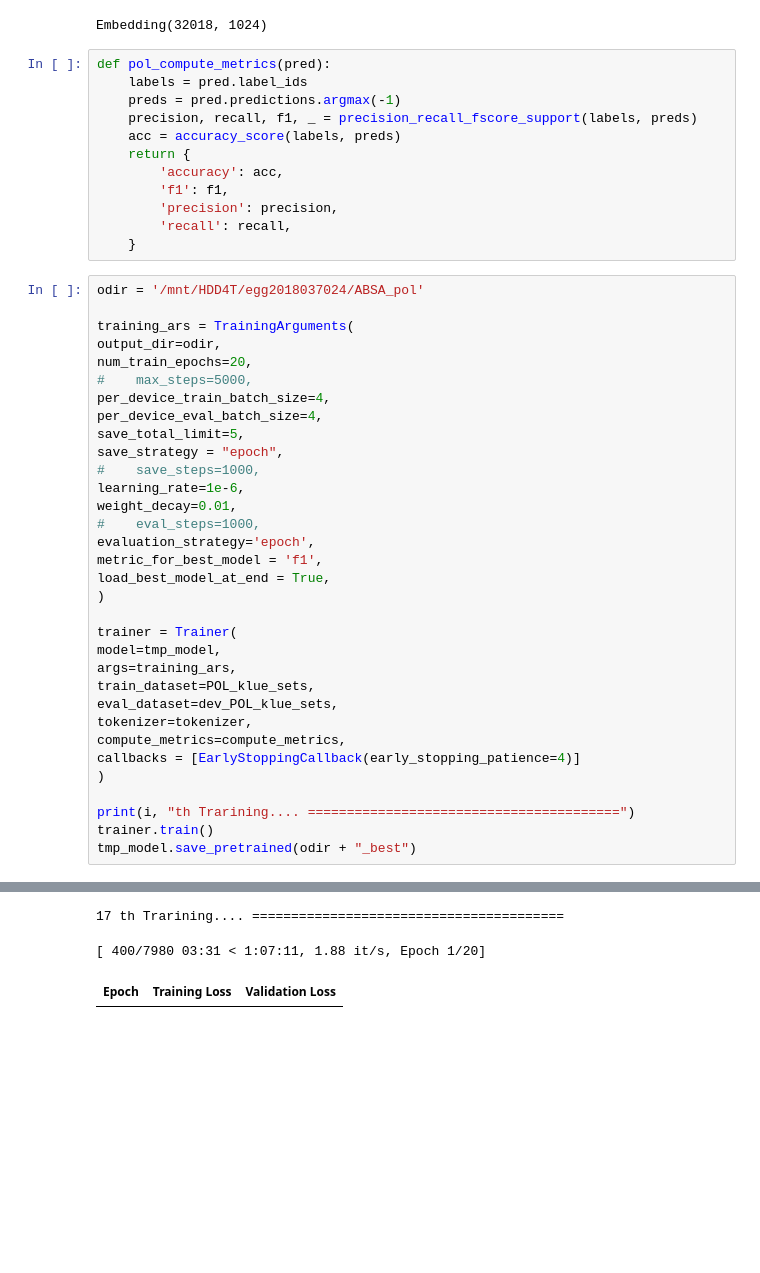
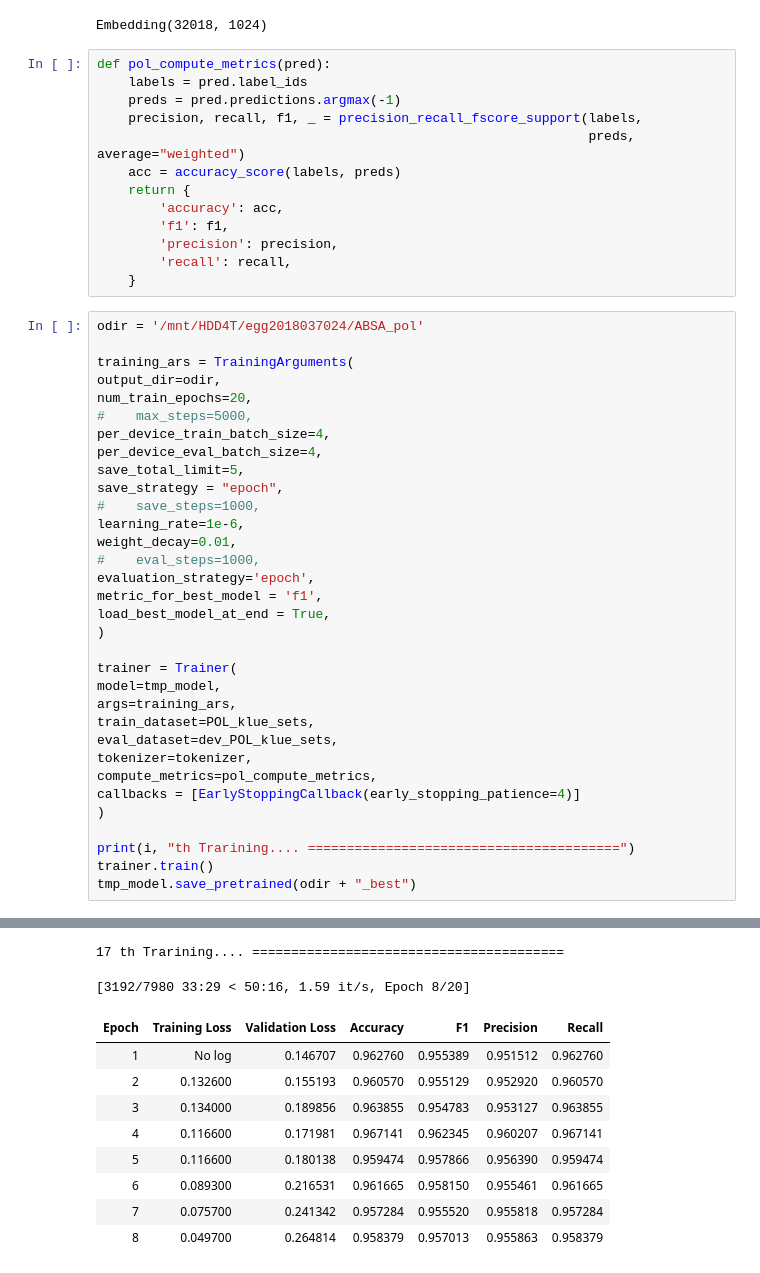
Before and after one commit to IamJunhaHwang/NLP-Project, a Jupyter notebook: model/ABSA_klue_RoBERTa_large.ipynb, the cells around one changed output, grey strips where cells are left out. Saved outputs shown, nothing was run; the diff lists cells and outputs as text; blank space fills up the shorter version.

Commit message:
[NEW] Polarity Train complete & Create test method

```diff
--- a/model/ABSA_klue_RoBERTa_large.ipynb
+++ b/model/ABSA_klue_RoBERTa_large.ipynb
@@ -795,18 +795,19 @@ Some weights of the model checkpoint at klue/roberta-large were not used when in
 Some weights of RobertaForSequenceClassification were not initialized from the model checkpoint at klue/roberta-large and are newly initialized: ['classifier.out_proj.bias', 'classifier.dense.weight', ...
 You should probably TRAIN this model on a down-stream task to be able to use it for predictions and inference.
 Embedding(32018, 1024)
-# %%
-def pol_compute_metrics(pred):
-    labels = pred.label_ids
-    preds = pred.predictions.argmax(-1)
-    precision, recall, f1, _ = precision_recall_fscore_support(labels, preds)
-    acc = accuracy_score(labels, preds)
-    return {
-        'accuracy': acc,
-        'f1': f1,
-        'precision': precision,
-        'recall': recall,
-    }
+# %%
+def pol_compute_metrics(pred):
+    labels = pred.label_ids
+    preds = pred.predictions.argmax(-1)
+    precision, recall, f1, _ = precision_recall_fscore_support(labels,
+                                                               preds, average="weighted")
+    acc = accuracy_score(labels, preds)
+    return {
+        'accuracy': acc,
+        'f1': f1,
+        'precision': precision,
+        'recall': recall,
+    }
 # %%
 odir = '/mnt/HDD4T/egg2018037024/ABSA_pol'
 
@@ -833,7 +834,7 @@ args=training_ars,
 train_dataset=POL_klue_sets,
 eval_dataset=dev_POL_klue_sets,
 tokenizer=tokenizer,
-compute_metrics=compute_metrics,
+compute_metrics=pol_compute_metrics,
 callbacks = [EarlyStoppingCallback(early_stopping_patience=4)]
 )
 
@@ -844,10 +847,18 @@ tmp_model.save_pretrained(odir + "_best")
 ***** Running training *****
   Num examples = 3190
   Num Epochs = 20
   Instantaneous batch size per device = 4
   Total train batch size (w. parallel, distributed & accumulation) = 8
   Gradient Accumulation steps = 1
   Total optimization steps = 7980
 17 th Trarining.... ========================================
-[ 400/7980 03:31 < 1:07:11, 1.88 it/s, Epoch 1/20]
+[3192/7980 33:29 < 50:16, 1.59 it/s, Epoch 8/20]
-| Epoch | Training Loss | Validation Loss |
+| Epoch | Training Loss | Validation Loss | Accuracy | F1 | Precision | Recall |
+| 1 | No log | 0.146707 | 0.962760 | 0.955389 | 0.951512 | 0.962760 |
+| 2 | 0.132600 | 0.155193 | 0.960570 | 0.955129 | 0.952920 | 0.960570 |
+| 3 | 0.134000 | 0.189856 | 0.963855 | 0.954783 | 0.953127 | 0.963855 |
+| 4 | 0.116600 | 0.171981 | 0.967141 | 0.962345 | 0.960207 | 0.967141 |
+| 5 | 0.116600 | 0.180138 | 0.959474 | 0.957866 | 0.956390 | 0.959474 |
+| 6 | 0.089300 | 0.216531 | 0.961665 | 0.958150 | 0.955461 | 0.961665 |
+| 7 | 0.075700 | 0.241342 | 0.957284 | 0.955520 | 0.955818 | 0.957284 |
+| 8 | 0.049700 | 0.264814 | 0.958379 | 0.957013 | 0.955863 | 0.958379 |
```
Also changed, not shown: parts of 3 cells of this notebook.
